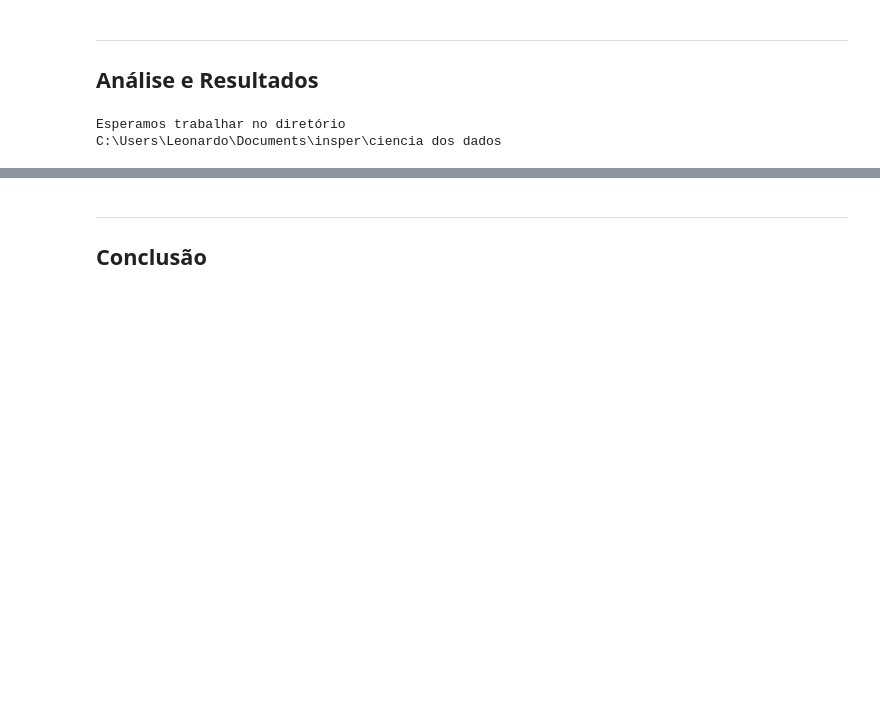
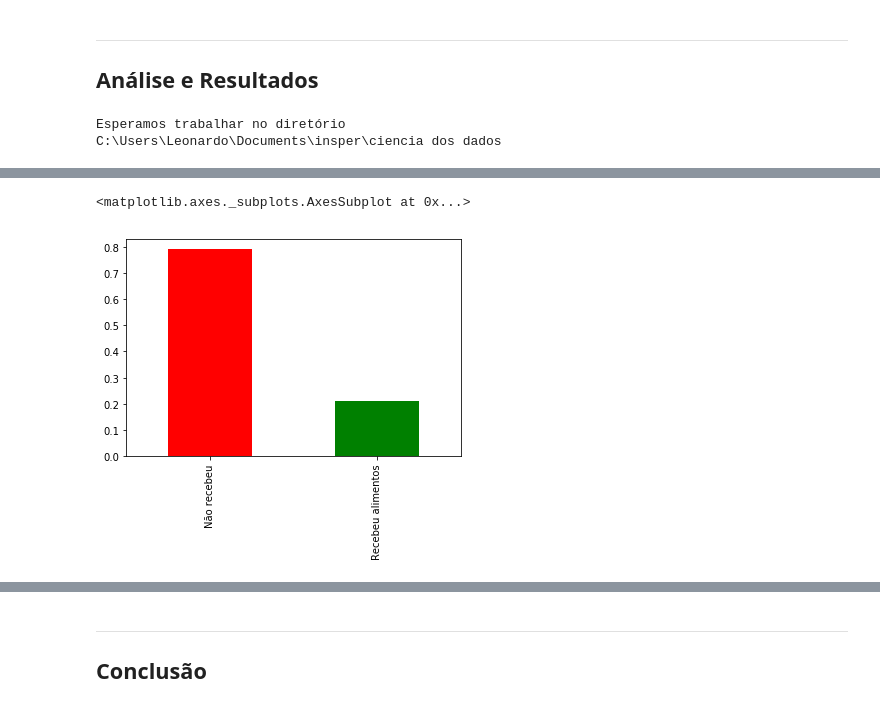
Before and after one commit to leonardoimakuma/projeto-1---CI-NCIA-DOS-DADOS, a Jupyter notebook: Projeto1 Layout.ipynb, the cells around one changed output, grey strips where cells are left out. Saved outputs shown, nothing was run; the diff lists cells and outputs as text; code cells hidden in the pictures; blank space fills up the shorter version.

```diff
--- a/Projeto1 Layout.ipynb
+++ b/Projeto1 Layout.ipynb
@@ -89,0 +109,6 @@ Emagreceu.plot(kind='bar', color=('red', 'blue','green'), legend=False)
+# %%
+RecebeuComida = dadosCompletos.V2136.value_counts(normalize = True)
+RecebeuComida.plot(kind='bar', color=('red', 'green','blue'), legend=False)
+# %% [output]
+<matplotlib.axes._subplots.AxesSubplot at 0x...>
+[figure, added]
```
Also changed, not shown: parts of 19 cells of this notebook.
